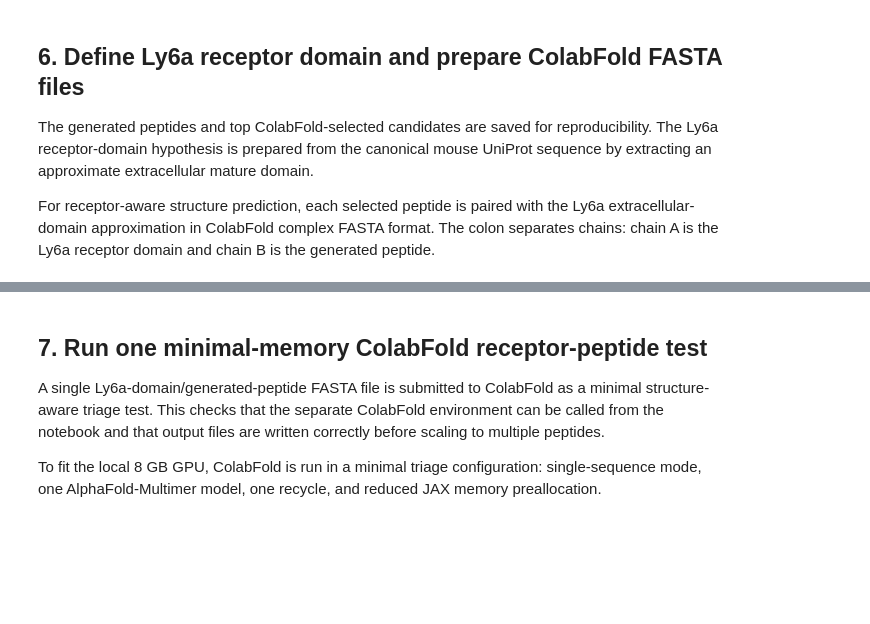
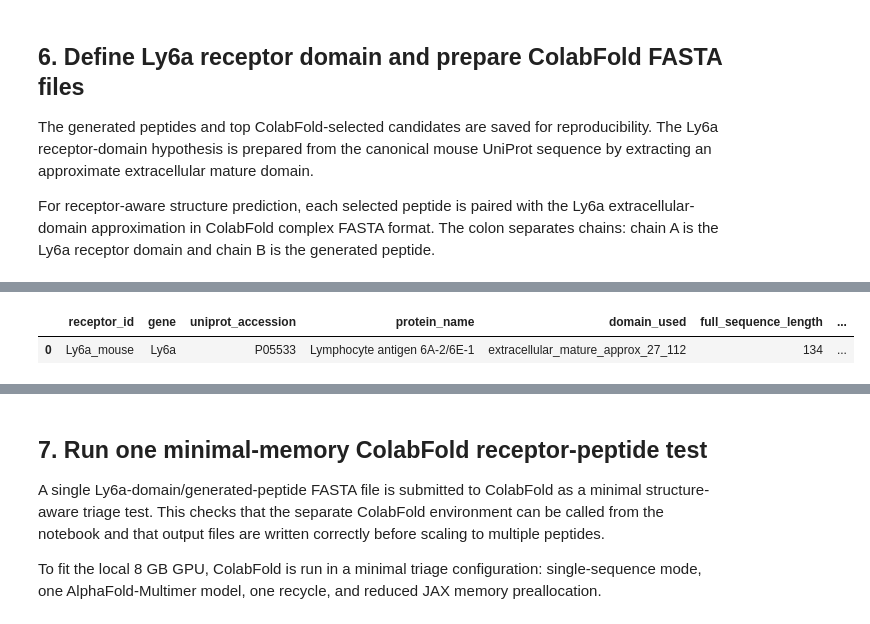
Before and after one commit to benyamin-naranjani/omics-to-peptide-shuttle-prototype, a Jupyter notebook: notebooks/04_receptor_aware_peptide_triage.ipynb, the cells around one changed output, grey strips where cells are left out. Drawn from its saved outputs; the diff is of its cells as text; code cells hidden in the pictures; blank space fills up the shorter version.

Commit message:
notebook 4 receptor panel definition

```diff
--- a/notebooks/04_receptor_aware_peptide_triage.ipynb
+++ b/notebooks/04_receptor_aware_peptide_triage.ipynb
@@ -709,14 +702,18 @@ For receptor-aware structure prediction, each selected peptide is paired with th
 # -------------------------
 
 from pathlib import Path
+import pandas as pd
+import requests
 
 peptide_out_dir = Path("../data/processed/peptides")
+receptor_out_dir = Path("../data/processed/receptors")
 fasta_dir = Path("../data/processed/alphafold_inputs/ly6a_top10")
 
 peptide_out_dir.mkdir(parents=True, exist_ok=True)
+receptor_out_dir.mkdir(parents=True, exist_ok=True)
 fasta_dir.mkdir(parents=True, exist_ok=True)
 
-# Save the 100 freshly generated peptides from Notebook 04
+# Save the freshly generated peptides from Notebook 04
 generated_peptides_path = peptide_out_dir / "notebook04_generated_peptides.csv"
 generated_peptides.to_csv(generated_peptides_path, index=False)
 
@@ -727,7 +724,87 @@ top_af_peptides.to_csv(top_af_path, index=False)
 print("Saved generated peptides:", generated_peptides_path)
 print("Saved top ColabFold candidates:", top_af_path)
 
-# Select Ly6a receptor-domain sequence
+
+# -------------------------
+# Define Ly6a receptor-domain hypothesis
+# -------------------------
+
+def fetch_uniprot_fasta_sequence(accession):
+    """
+    Fetch canonical UniProt protein sequence in FASTA format.
+    Returns the sequence as a one-letter amino-acid string.
+    """
+    url = f"https://rest.uniprot.org/uniprotkb/{accession}.fasta"
+    r = requests.get(url, timeout=30)
+    r.raise_for_status()
+
+    lines = r.text.strip().splitlines()
+    return "".join(line.strip() for line in lines if not line.startswith(">"))
+
+
+receptor_panel = pd.DataFrame([
+    {
+        "receptor_id": "Ly6a_mouse",
+        "gene": "Ly6a",
+        "uniprot_accession": "P05533",
+        "protein_name": "Lymphocyte antigen 6A-2/6E-1",
+        "species": "Mus musculus",
+        "domain_used": "extracellular_mature_approx_27_112",
+        "domain_start_1based": 27,
+        "domain_end_1based": 112,
+        "sequence_source": "UniProt P05533 canonical sequence",
+        "notes": (
+            "GPI-anchored surface protein; mature extracellular domain approximated "
+            "by removing signal peptide and C-terminal GPI-anchor/propeptide region."
+        ),
+    }
+])
+
+full_sequences = []
+domain_sequences = []
+
+for _, row in receptor_panel.iterrows():
+    full_seq = fetch_uniprot_fasta_sequence(row["uniprot_accession"])
+
+    start = int(row["domain_start_1based"]) - 1
+    end = int(row["domain_end_1based"])
+
+    domain_seq = full_seq[start:end]
+
+    full_sequences.append(full_seq)
+    domain_sequences.append(domain_seq)
+
+receptor_panel["full_sequence"] = full_sequences
+receptor_panel["domain_sequence"] = domain_sequences
+receptor_panel["full_sequence_length"] = receptor_panel["full_sequence"].str.len()
+receptor_panel["domain_sequence_length"] = receptor_panel["domain_sequence"].str.len()
+
+receptor_panel_path = receptor_out_dir / "receptor_panel_with_domain_sequences.csv"
+receptor_panel.to_csv(receptor_panel_path, index=False)
+
+print("Saved receptor panel:", receptor_panel_path)
+
+display(
+    receptor_panel[
+        [
+            "receptor_id",
+            "gene",
+            "uniprot_accession",
+            "protein_name",
+            "domain_used",
+            "full_sequence_length",
+            "domain_sequence_length",
+            "domain_sequence",
+            "notes",
+        ]
+    ]
+)
+
+
+# -------------------------
+# Prepare Ly6a receptor-peptide FASTA files
+# -------------------------
+
 ly6a_row = receptor_panel.loc[
     receptor_panel["receptor_id"] == "Ly6a_mouse"
 ].iloc[0]
@@ -763,6 +840,7 @@ print(f"Saved {len(complex_fasta_paths)} receptor-peptide complex FASTA files.")
 
 print("\nFirst complex FASTA preview:")
 first_path = complex_fasta_paths[0]
+
 with open(first_path, "r") as f:
     print(f.read())
 
@@ -774,0 +854,2 @@ Saved top ColabFold candidates: ../data/processed/peptides/top10_peptides_for_ly
+|  | receptor_id | gene | uniprot_accession | protein_name | domain_used | full_sequence_length | ... |
+| 0 | Ly6a_mouse | Ly6a | P05533 | Lymphocyte antigen 6A-2/6E-1 | extracellular_mature_approx_27_112 | 134 | ... |
```
Also changed, not shown: parts of 10 cells of this notebook, 17 other files.
